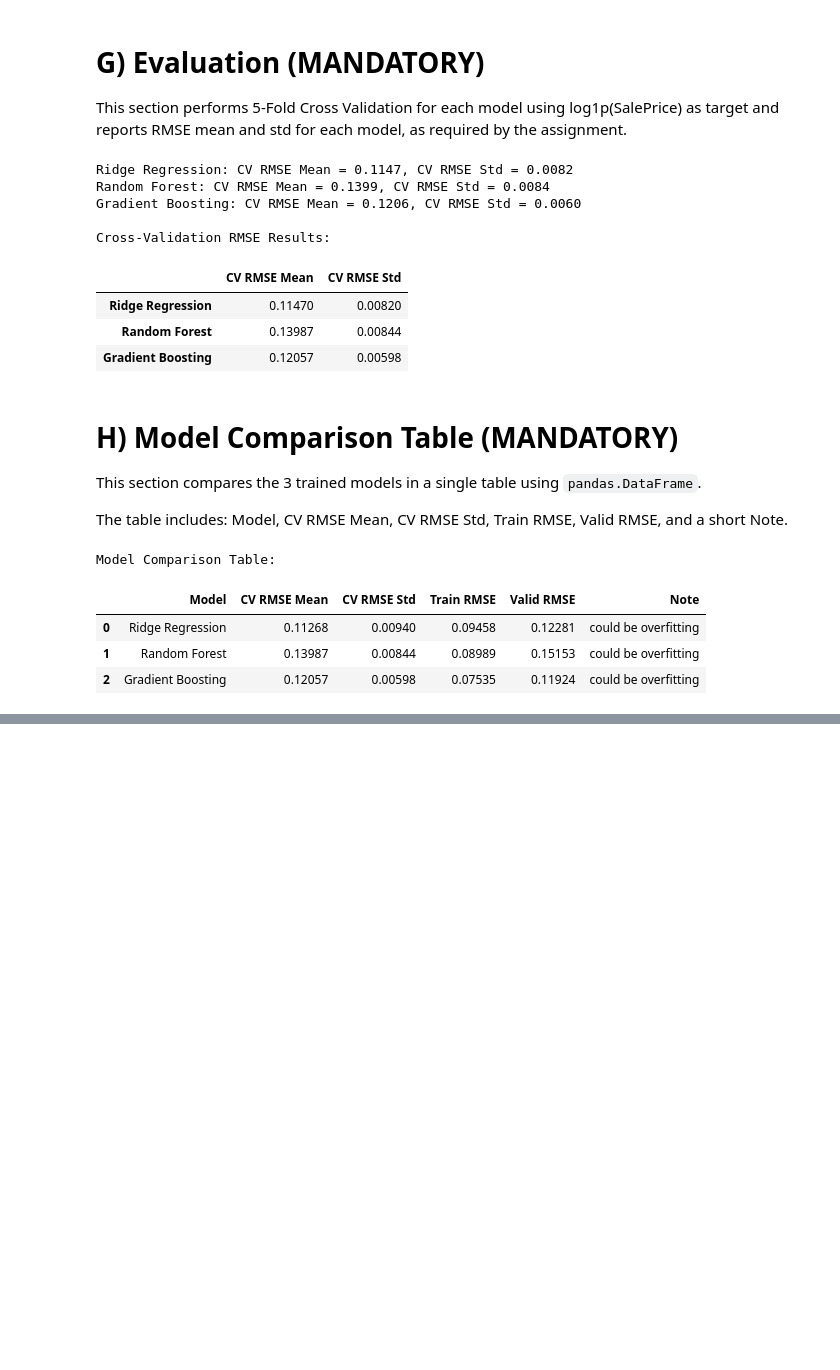
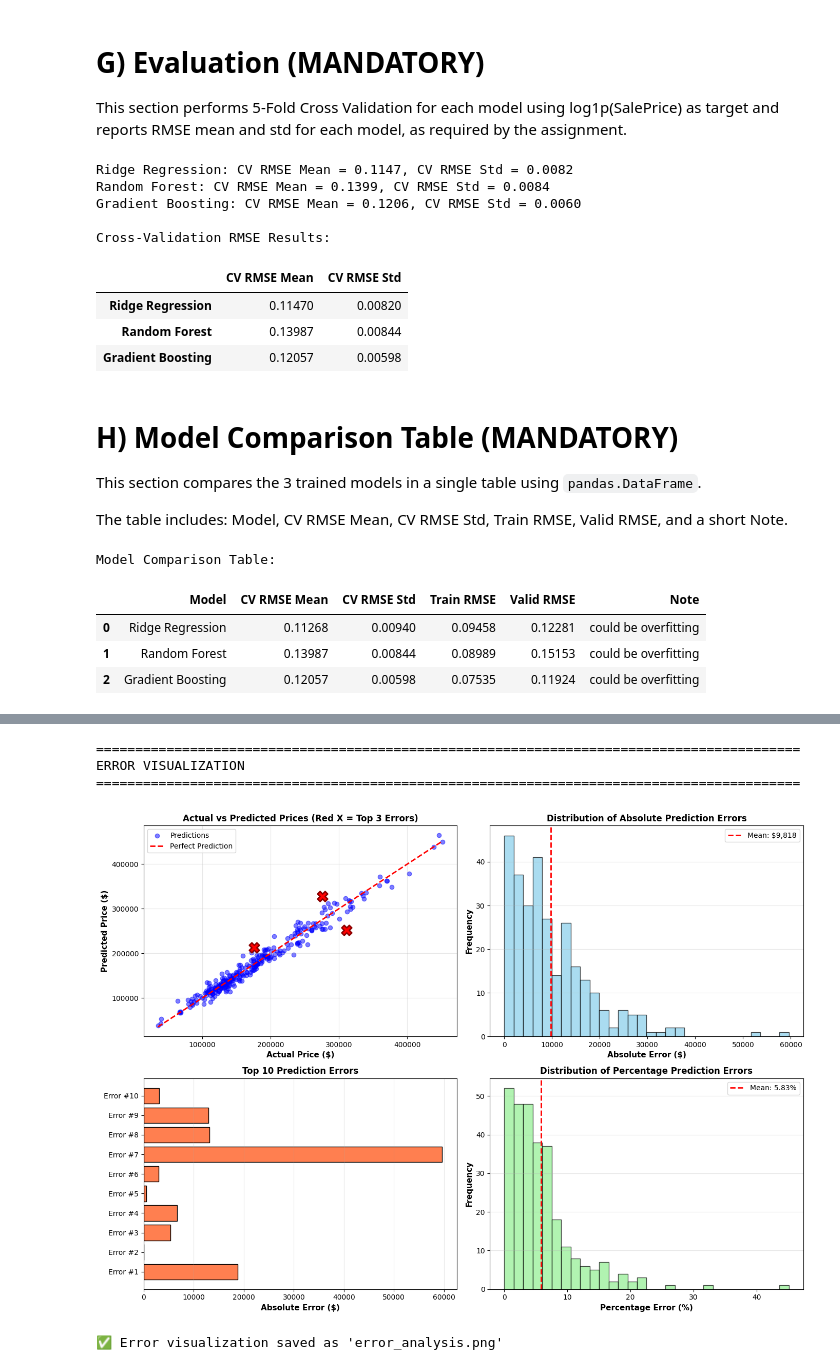
Before and after one commit to AbdullahMart/AI_Engineering_Week_3, a Jupyter notebook: Week3_HousePrices_Team1.ipynb, the cells around one changed output, grey strips where cells are left out. Cells and saved outputs as stored; diff of their text form; code cells hidden in the pictures; blank space fills up the shorter version.

```diff
--- a/Week3_HousePrices_Team1.ipynb
+++ b/Week3_HousePrices_Team1.ipynb
@@ -1319,0 +2284,69 @@ Model Comparison Table:
+# %%
+# Visualization of prediction errors
+print("\n" + "=" * 90)
+print("ERROR VISUALIZATION")
+print("=" * 90)
+
+import matplotlib.pyplot as plt
+
+fig, axes = plt.subplots(2, 2, figsize=(14, 10))
+
+# Convert to numpy arrays for plotting
+actual_vals = np.array(y_val_actual_original) if hasattr(y_val_actual_original, '__iter__') else y_val_actual_original
+pred_vals = np.array(y_val_pred_original) if hasattr(y_val_pred_original, '__iter__') else y_val_pred_original
+error_vals = np.array(abs_errors) if hasattr(abs_errors, '__iter__') else abs_errors
+pct_error_vals = np.array(pct_errors) if hasattr(pct_errors, '__iter__') else pct_errors
+
+# Plot 1: Actual vs Predicted scatter plot
+axes[0, 0].scatter(actual_vals, pred_vals, alpha=0.5, color='blue', label='Predictions')
+axes[0, 0].plot([actual_vals.min(), actual_vals.max()],
+                [actual_vals.min(), actual_vals.max()],
+                'r--', label='Perfect Prediction', linewidth=2)
+# Highlight top 3 errors
+for idx in error_indices:
+    axes[0, 0].scatter(actual_vals[idx], pred_vals[idx],
+                      color='red', s=200, marker='X', edgecolors='darkred', linewidths=2)
+axes[0, 0].set_xlabel('Actual Price ($)', fontsize=11, fontweight='bold')
+axes[0, 0].set_ylabel('Predicted Price ($)', fontsize=11, fontweight='bold')
+axes[0, 0].set_title('Actual vs Predicted Prices (Red X = Top 3 Errors)', fontsize=12, fontweight='bold')
+axes[0, 0].legend()
+axes[0, 0].grid(True, alpha=0.3)
+
+# Plot 2: Absolute errors distribution
+axes[0, 1].hist(error_vals, bins=30, color='skyblue', edgecolor='black', alpha=0.7)
+axes[0, 1].axvline(error_vals.mean(), color='red', linestyle='--', linewidth=2, label=f'Mean: ${error_vals.mean():,.0f}')
+axes[0, 1].set_xlabel('Absolute Error ($)', fontsize=11, fontweight='bold')
+axes[0, 1].set_ylabel('Frequency', fontsize=11, fontweight='bold')
+axes[0, 1].set_title('Distribution of Absolute Prediction Errors', fontsize=12, fontweight='bold')
+axes[0, 1].legend()
+axes[0, 1].grid(axis='y', alpha=0.3)
+
+# Plot 3: Top 10 errors bar chart
+top_10_errors = error_df.head(10)
+axes[1, 0].barh(range(len(top_10_errors)), top_10_errors['Absolute_Error'].values, color='coral', edgecolor='black')
+axes[1, 0].set_yticks(range(len(top_10_errors)))
+axes[1, 0].set_yticklabels([f"Error #{i+1}" for i in range(len(top_10_errors))])
+axes[1, 0].set_xlabel('Absolute Error ($)', fontsize=11, fontweight='bold')
+axes[1, 0].set_title('Top 10 Prediction Errors', fontsize=12, fontweight='bold')
+axes[1, 0].grid(axis='x', alpha=0.3)
+
+# Plot 4: Percentage errors
+axes[1, 1].hist(pct_error_vals, bins=30, color='lightgreen', edgecolor='black', alpha=0.7)
+axes[1, 1].axvline(pct_error_vals.mean(), color='red', linestyle='--', linewidth=2, label=f'Mean: {pct_error_vals.mean():.2f}%')
+axes[1, 1].set_xlabel('Percentage Error (%)', fontsize=11, fontweight='bold')
+axes[1, 1].set_ylabel('Frequency', fontsize=11, fontweight='bold')
+axes[1, 1].set_title('Distribution of Percentage Prediction Errors', fontsize=12, fontweight='bold')
+axes[1, 1].legend()
+axes[1, 1].grid(axis='y', alpha=0.3)
+
+plt.tight_layout()
+plt.savefig('error_analysis.png', dpi=300, bbox_inches='tight')
+plt.show()
+
+print("\n✅ Error visualization saved as 'error_analysis.png'")
+# %% [output]
+==========================================================================================
+ERROR VISUALIZATION
+==========================================================================================
+[figure, added]
+✅ Error visualization saved as 'error_analysis.png'
```
Also changed, not shown: parts of 18 cells of this notebook, 6 other files.
